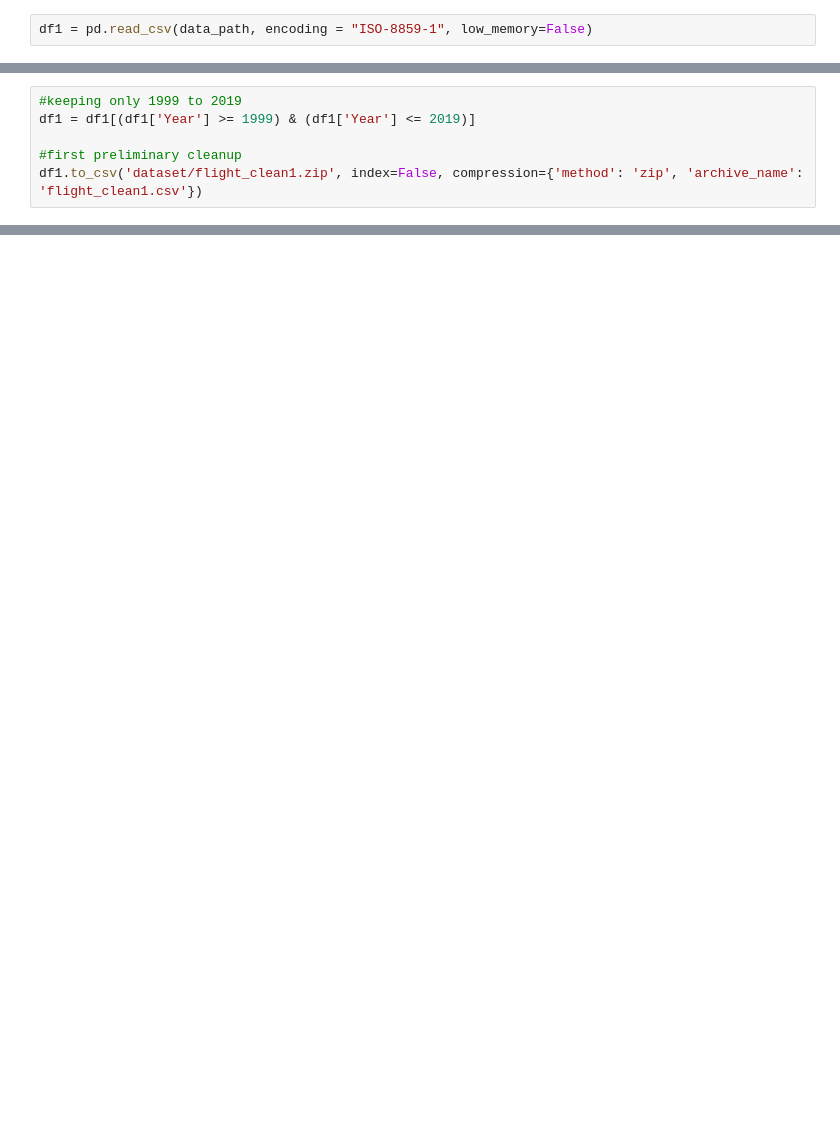
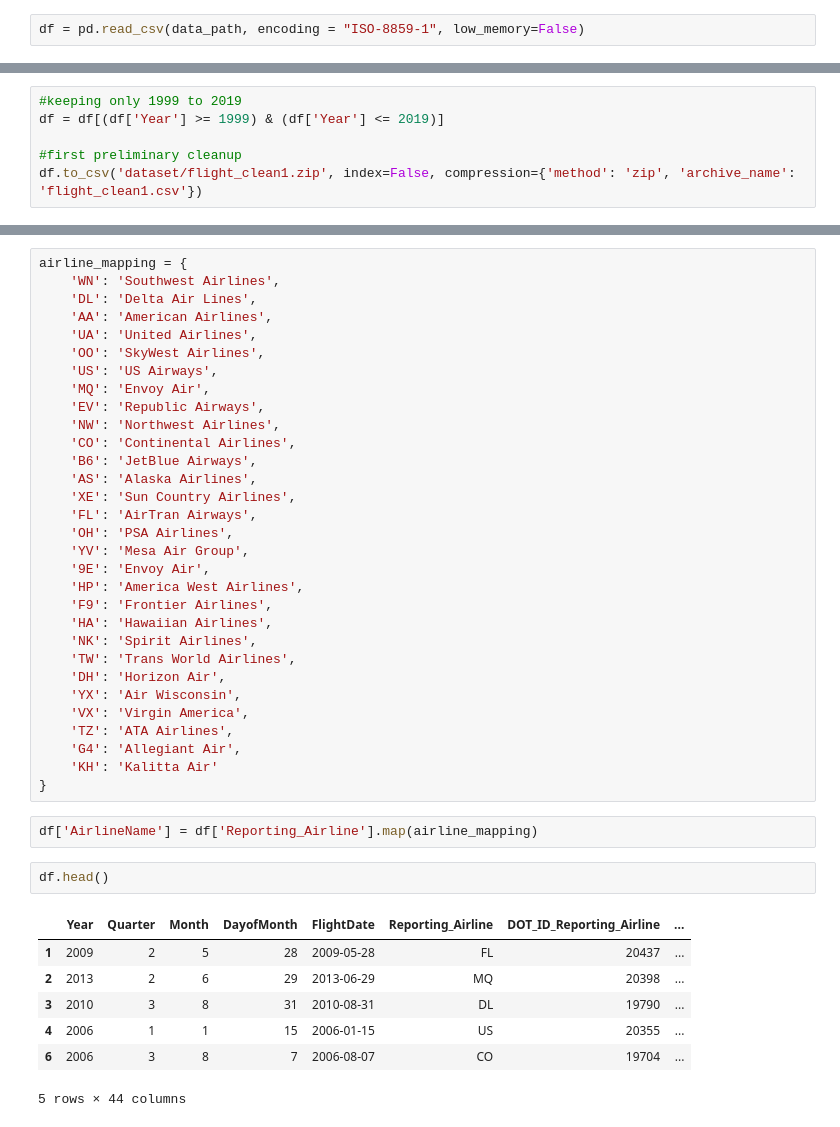
Before and after one commit to Gwen1987/FlightDelayAnalysis, a Jupyter notebook: main.ipynb, the cells around one changed output, grey strips where cells are left out. Cells and saved outputs as stored; diff of their text form; blank space fills up the shorter version.

```diff
--- a/main.ipynb
+++ b/main.ipynb
@@ -26,5 +28,5 @@ True
 # %%
-df1 = pd.read_csv(data_path, encoding = "ISO-8859-1", low_memory=False)
+df = pd.read_csv(data_path, encoding = "ISO-8859-1", low_memory=False)
 # %%
 columns_to_drop = [
     'DayOfWeek',
@@ -106,6 +102,6 @@ df1 = df.drop(columns=columns_to_drop)
 # %%
 #keeping only 1999 to 2019
-df1 = df1[(df1['Year'] >= 1999) & (df1['Year'] <= 2019)]
+df = df[(df['Year'] >= 1999) & (df['Year'] <= 2019)]
 
 #first preliminary cleanup
-df1.to_csv('dataset/flight_clean1.zip', index=False, compression={'method': 'zip', 'archive_name': 'flight_clean1.csv'})
+df.to_csv('dataset/flight_clean1.zip', index=False, compression={'method': 'zip', 'archive_name': 'flight_clean1.csv'})
@@ -111,0 +180,43 @@ df1.to_csv('dataset/flight_clean1.zip', index=False, compression={'method': 'zip
+# %%
+airline_mapping = {
+    'WN': 'Southwest Airlines',
+    'DL': 'Delta Air Lines',
+    'AA': 'American Airlines',
+    'UA': 'United Airlines',
+    'OO': 'SkyWest Airlines',
+    'US': 'US Airways',
+    'MQ': 'Envoy Air',
+    'EV': 'Republic Airways',
+    'NW': 'Northwest Airlines',
+    'CO': 'Continental Airlines',
+    'B6': 'JetBlue Airways',
+    'AS': 'Alaska Airlines',
+    'XE': 'Sun Country Airlines',
+    'FL': 'AirTran Airways',
+    'OH': 'PSA Airlines',
+    'YV': 'Mesa Air Group',
+    '9E': 'Envoy Air',
+    'HP': 'America West Airlines',
+    'F9': 'Frontier Airlines',
+    'HA': 'Hawaiian Airlines',
+    'NK': 'Spirit Airlines',
+    'TW': 'Trans World Airlines',
+    'DH': 'Horizon Air',
+    'YX': 'Air Wisconsin',
+    'VX': 'Virgin America',
+    'TZ': 'ATA Airlines',
+    'G4': 'Allegiant Air',
+    'KH': 'Kalitta Air'
+}
+# %%
+df['AirlineName'] = df['Reporting_Airline'].map(airline_mapping)
+# %%
+df.head()
+# %% [output]
+|  | Year | Quarter | Month | DayofMonth | FlightDate | Reporting_Airline | DOT_ID_Reporting_Airline | ... |
+| 1 | 2009 | 2 | 5 | 28 | 2009-05-28 | FL | 20437 | ... |
+| 2 | 2013 | 2 | 6 | 29 | 2013-06-29 | MQ | 20398 | ... |
+| 3 | 2010 | 3 | 8 | 31 | 2010-08-31 | DL | 19790 | ... |
+| 4 | 2006 | 1 | 1 | 15 | 2006-01-15 | US | 20355 | ... |
+| 6 | 2006 | 3 | 8 | 7 | 2006-08-07 | CO | 19704 | ... |
+5 rows × 44 columns
```
Also changed, not shown: parts of 16 cells of this notebook, 2 other files.
